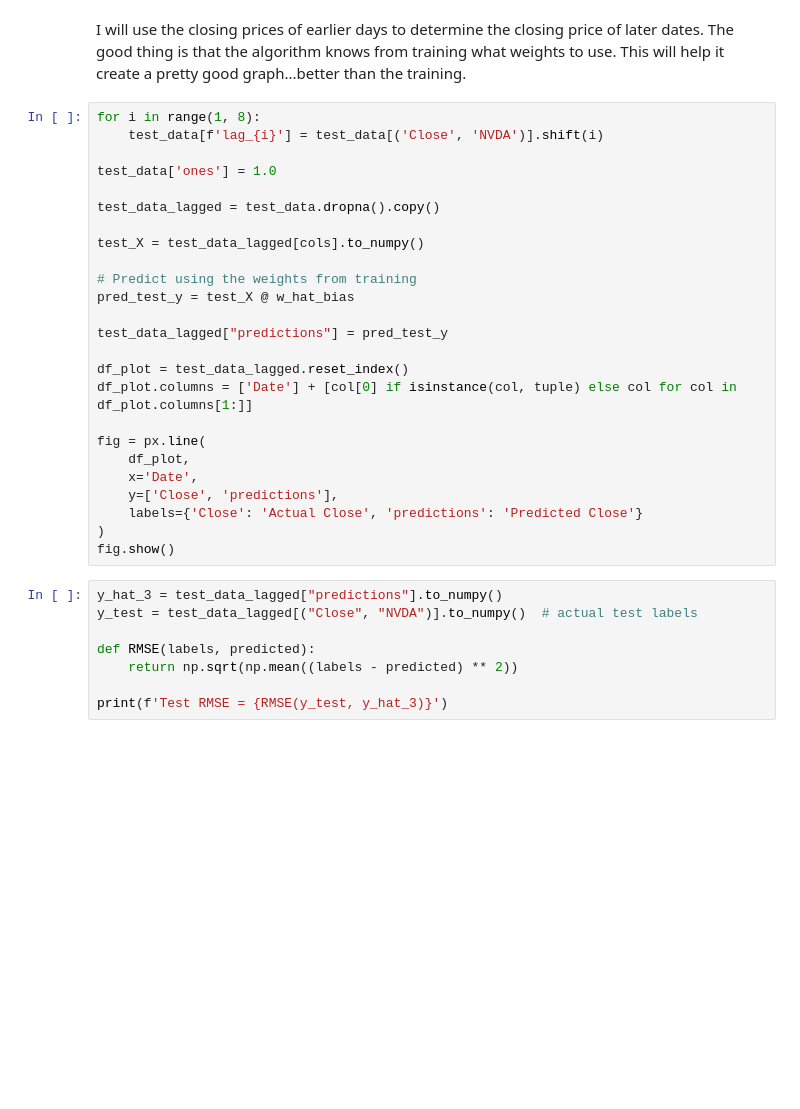
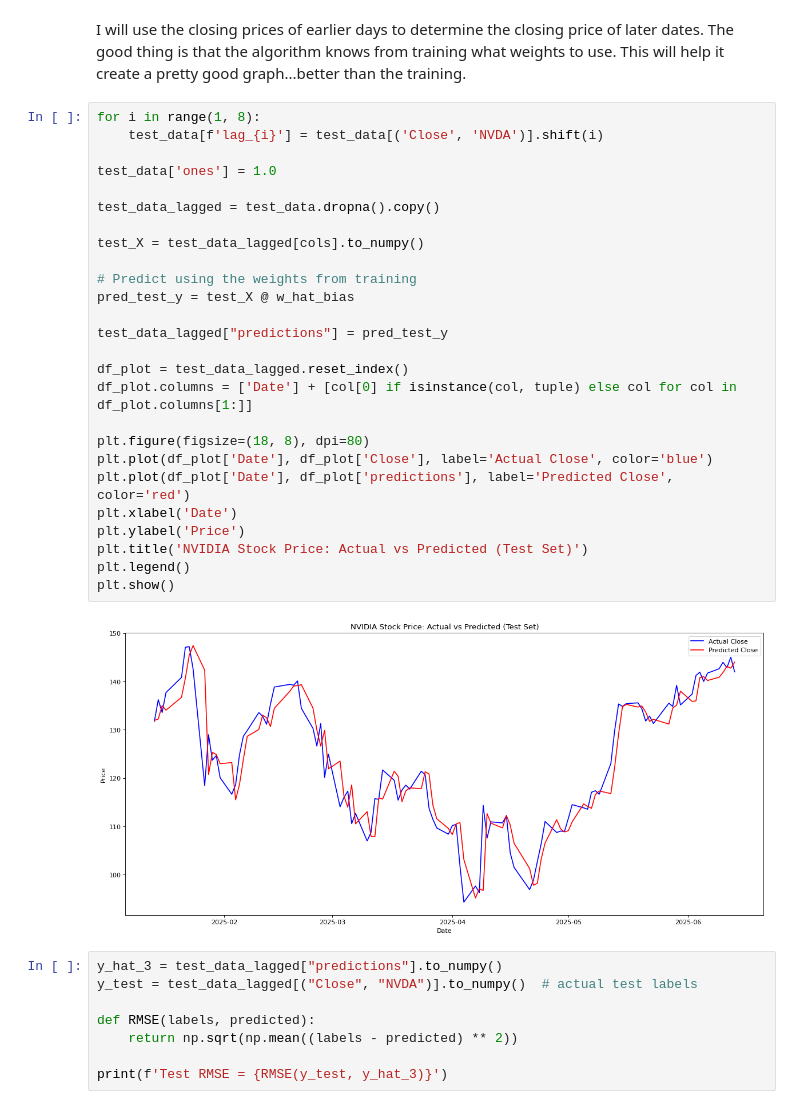
Before and after one commit to Krish-Patel-1/CMOR438, a Jupyter notebook: Supervised-Learning/2. Linear-Regression/Linear-Regression.ipynb, the cells around one changed output. Cells and saved outputs as stored; diff of their text form; blank space fills up the shorter version.

```diff
--- a/Supervised-Learning/2. Linear-Regression/Linear-Regression.ipynb
+++ b/Supervised-Learning/2. Linear-Regression/Linear-Regression.ipynb
@@ -242,28 +242,31 @@ I will use the closing prices of earlier days to determine the closing price of
 # %%
 for i in range(1, 8):
 	test_data[f'lag_{i}'] = test_data[('Close', 'NVDA')].shift(i)
 
 test_data['ones'] = 1.0
 
 test_data_lagged = test_data.dropna().copy()
 
 test_X = test_data_lagged[cols].to_numpy()
 
 # Predict using the weights from training
 pred_test_y = test_X @ w_hat_bias
 
 test_data_lagged["predictions"] = pred_test_y
 
 df_plot = test_data_lagged.reset_index()
 df_plot.columns = ['Date'] + [col[0] if isinstance(col, tuple) else col for col in df_plot.columns[1:]]
 
-fig = px.line(
-    df_plot,
-    x='Date',
-    y=['Close', 'predictions'],
-    labels={'Close': 'Actual Close', 'predictions': 'Predicted Close'}
-)
-fig.show()
+plt.figure(figsize=(18, 8), dpi=80)
+plt.plot(df_plot['Date'], df_plot['Close'], label='Actual Close', color='blue')
+plt.plot(df_plot['Date'], df_plot['predictions'], label='Predicted Close', color='red')
+plt.xlabel('Date')
+plt.ylabel('Price')
+plt.title('NVIDIA Stock Price: Actual vs Predicted (Test Set)')
+plt.legend()
+plt.show()
+# %% [output]
+[figure, added]
 # %%
 y_hat_3 = test_data_lagged["predictions"].to_numpy()
 y_test = test_data_lagged[("Close", "NVDA")].to_numpy()  # actual test labels
```
